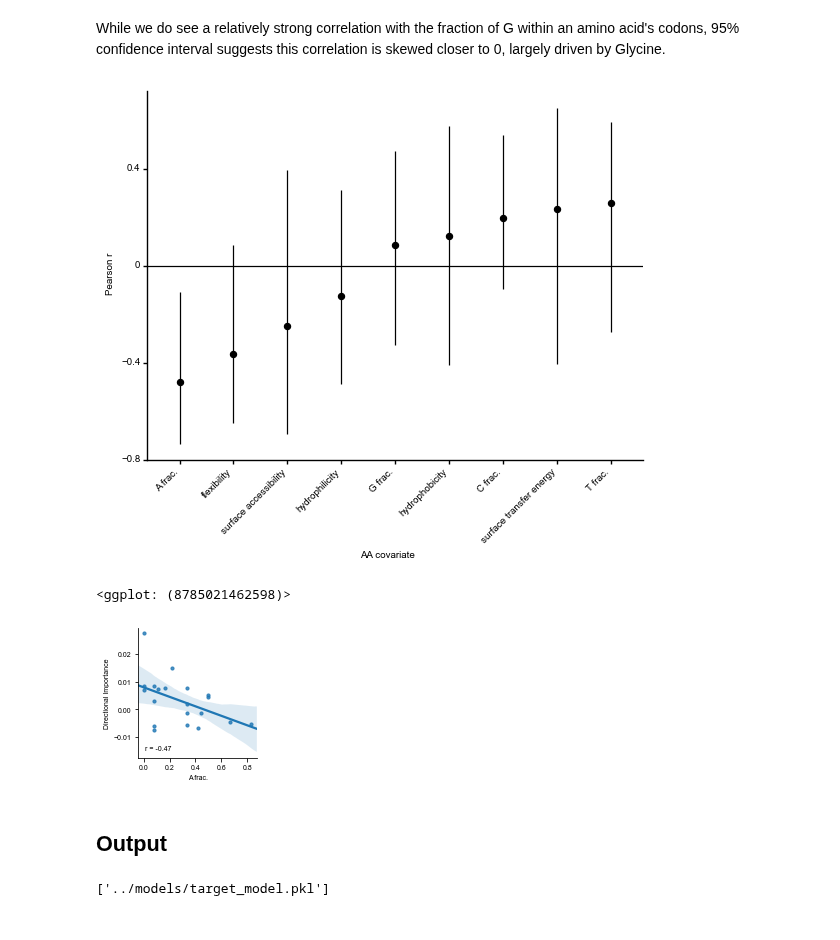
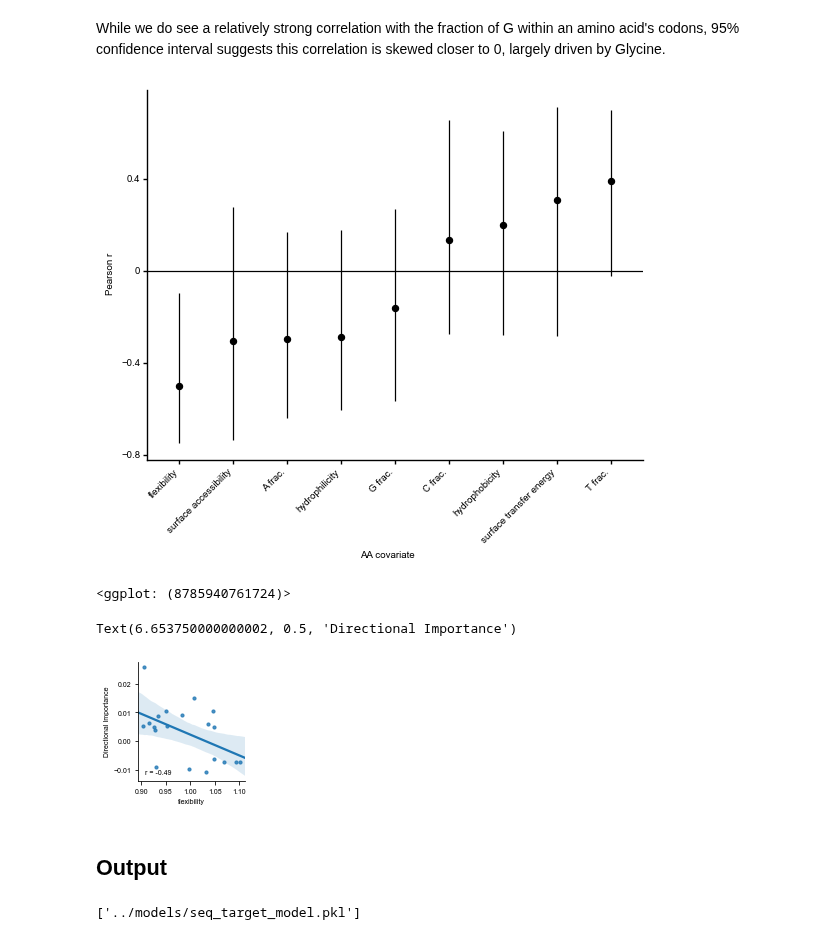
Before and after one commit to gpp-rnd/rs_dev, a Jupyter notebook: code/15_train_target_seq_model.ipynb, the cells around one changed output. Saved outputs shown, nothing was run; the diff lists cells and outputs as text; code cells hidden in the pictures.

Commit message:
v1 seq/targ model

```diff
--- a/code/15_train_target_seq_model.ipynb
+++ b/code/15_train_target_seq_model.ipynb
@@ -174,7 +187,7 @@ conservation_df = (pd.read_parquet('../data/interim/conservation.parquet',
 # %%
-sg_df_residuals = sg_groups_df.copy()
-seq_X = get_feature_df(sg_df_residuals)
-sg_df_residuals['Rule Set 3'] = seq_model.predict(seq_X)
-(sg_df_residuals.groupby('dataset')
+sg_df_scores = sg_groups_df.copy()
+seq_X = get_feature_df(sg_df_scores)
+sg_df_scores['Rule Set 3'] = seq_model.predict(seq_X)
+(sg_df_scores.groupby('dataset')
  .apply(lambda df: stats.pearsonr(df['Rule Set 3'], df['sgRNA Activity'])))
 # %% [output]
@@ -194,7 +211,7 @@ n_trials = 50
 # %%
 study = optuna.create_study(direction='maximize',
                             sampler=optuna.samplers.TPESampler(seed=7)) # maximize r^2
-objective = get_lgbm_objective(sg_df_residuals, features=features,
+objective = get_lgbm_objective(sg_df_scores, seq_X, features=features,
                                aa_seq_df=aa_seqs, aa_width=aa_width,
                                aa_features=aa_features, protein_domain_df=protein_domains,
                                conservation_df=conservation_df, cons_small_width=cons_small_width,
@@ -212,7 +229,7 @@ print("  Params: ")
 for key, value in trial.params.items():
     print("    {}: {}".format(key, value))
 # Using optimal parameters, retrain model with full dataset
-train_feature_df, train_feature_cols = ft.build_target_feature_df(sg_df_residuals,
+train_feature_df, train_feature_cols = ft.build_target_feature_df(sg_df_scores,
                                                                   features=features,
                                                                   aa_seq_df=aa_seqs, aa_width=aa_width,
                                                                   aa_features=aa_features,
@@ -220,8 +237,13 @@ train_feature_df, train_feature_cols = ft.build_target_feature_df(sg_df_residual
                                                                   conservation_df=conservation_df,
                                                                   cons_small_width=cons_small_width,
                                                                   cons_large_width=cons_large_width)
-X_train_val = train_feature_df[train_feature_cols] # train and validation data
-y_train_val = sg_df_residuals['Residual Activity']
+X_targ_train_val = (train_feature_df[train_feature_cols].reset_index(drop=True)
+                    .add_suffix(' (targ)')) # train and validation data
+X_seq_train_val = (seq_X.reset_index(drop=True)
+                   .add_suffix(' (seq)'))
+X_train_val = pd.concat([X_seq_train_val, X_targ_train_val],
+                        axis=1)
+y_train_val = sg_df_scores['sgRNA Activity']
 X_train, X_val, y_train, y_val = train_test_split(X_train_val, y_train_val,
                                                   test_size=0.1, random_state=7)
 model = Pipeline([('imputer', SimpleImputer(strategy='median')),
@@ -387,3 +410,10 @@ aa_directional_importance['feature'] = pd.Categorical(aa_directional_importance[
+# %%
+aa_directional_importance = (shap_directional_importance[shap_directional_importance.feature
+                             .str.contains('^[A-Z] \(targ\)')]
+                             .copy())
+aa_directional_importance['feature'] = aa_directional_importance['feature'].str.split(' ', expand=True)[0]
+aa_directional_importance['feature'] = pd.Categorical(aa_directional_importance['feature'],
+                                                      categories=aa_directional_importance['feature'])
 # %%
 g = lollipop_plot(aa_directional_importance, 'feature', 'directional_importance', cat_label='Amino Acid',
                   val_label='Directional Avg. |Shap Value|')
@@ -453,23 +483,24 @@ g = (gg.ggplot(data=pysiochem_core_ci[pysiochem_core_ci['property'] != 'directio
      gg.theme(axis_text_x=gg.element_text(angle=45, hjust=1, vjust=1)) +
      gg.xlab('AA covariate') +
      gg.ylab('Pearson r'))
-g.save('../figures/target_aa_physiochem_cor.pdf', width=2.3, height=2.3)
+#g.save('../figures/target_aa_physiochem_cor.pdf', width=2.3, height=2.3)
 g
 # %% [output]
-[figure, old version]
+[figure, new version]
-<ggplot: (8785021462598)>
+<ggplot: (8785940761724)>
 # %%
-sns.lmplot(data=all_physiochem_df, x='A frac.', y='directional_importance', truncate=False,
+sns.lmplot(data=all_physiochem_df, x='flexibility', y='directional_importance', truncate=False,
            scatter_kws={'s': 10}, height=2.2)
-gpplot.add_correlation(data=all_physiochem_df, x='A frac.', y='directional_importance',
+gpplot.add_correlation(data=all_physiochem_df, x='flexibility', y='directional_importance',
                        loc='lower left')
 plt.ylabel('Directional Importance')
-gpplot.savefig('../figures/target_model_gfrac_cor.pdf')
+#gpplot.savefig('../figures/target_model_gfrac_cor.pdf')
 # %% [output]
+Text(6.653750000000002, 0.5, 'Directional Importance')
-[figure, old version]
+[figure, new version]
 # %% [markdown]
 ## Output
 # %%
-joblib.dump(model, '../models/target_model.pkl')
+joblib.dump(model, '../models/seq_target_model.pkl')
 # %% [output]
-['../models/target_model.pkl']
+['../models/seq_target_model.pkl']
```
Also changed, not shown: parts of 20 cells of this notebook, 9 other files.
